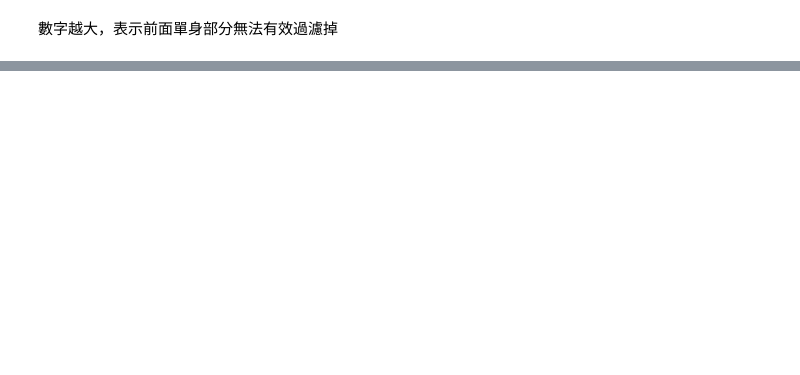
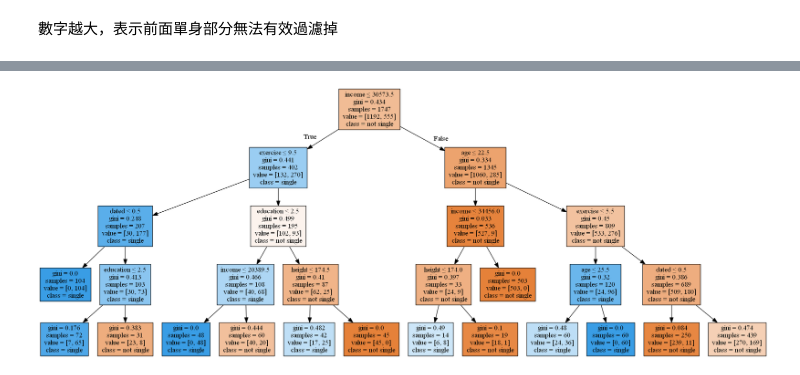
Before and after one commit to ab37695543xs/data_analytics_hw2, a Jupyter notebook: decision tree.ipynb, the cells around one changed output, grey strips where cells are left out. Cells and saved outputs as stored; diff of their text form; code cells hidden in the pictures; blank space fills up the shorter version.

Commit message:
Add and modify some rules and build decision tree
make rules more specific to let more attributes show up in decision tree

```diff
--- a/decision tree.ipynb
+++ b/decision tree.ipynb
@@ -274,0 +315,2 @@ data.head(10)
+# %%
+x_train, x_test, y_train, y_test = train_test_split(data[data.columns[1:]], data['single'], test_size=0.3, random_state=None)
@@ -274,0 +335,3 @@ data.head(10)
+# %%
+tree = DecisionTreeClassifier(max_depth=4)
+tree.fit(x_train, y_train)
@@ -274,0 +363,10 @@ data.head(10)
+# %%
+dot_data = export_graphviz(tree, filled=True,
+                feature_names=x_train.columns.to_list(),
+                class_names=['not single', 'single'],
+                special_characters=True)
+graph = pydotplus.graph_from_dot_data(dot_data)
+graph.write_png('tree.png')
+Image(graph.create_png())
+# %% [output]
+[figure, added]
```
Also changed, not shown: parts of 19 cells of this notebook, 1 other file.
